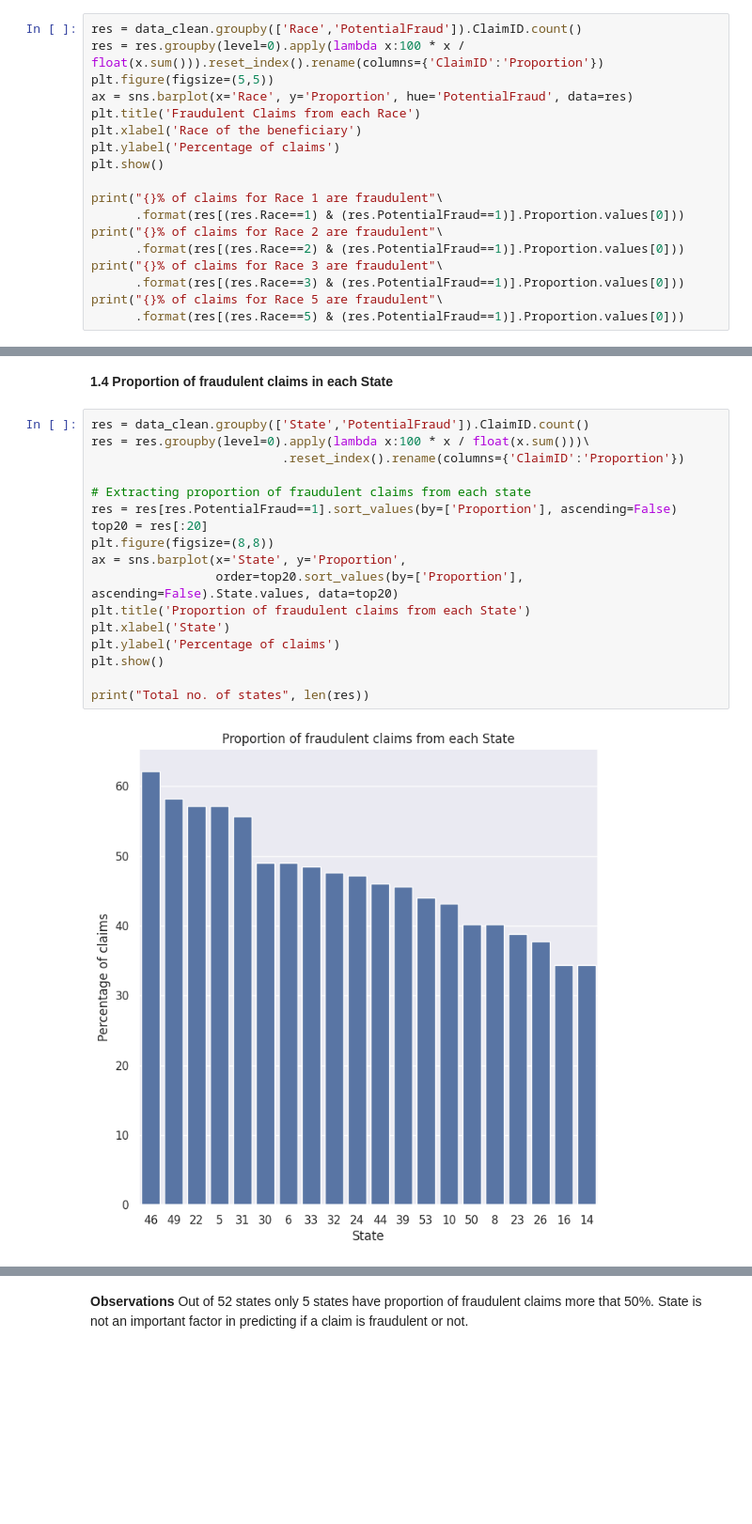
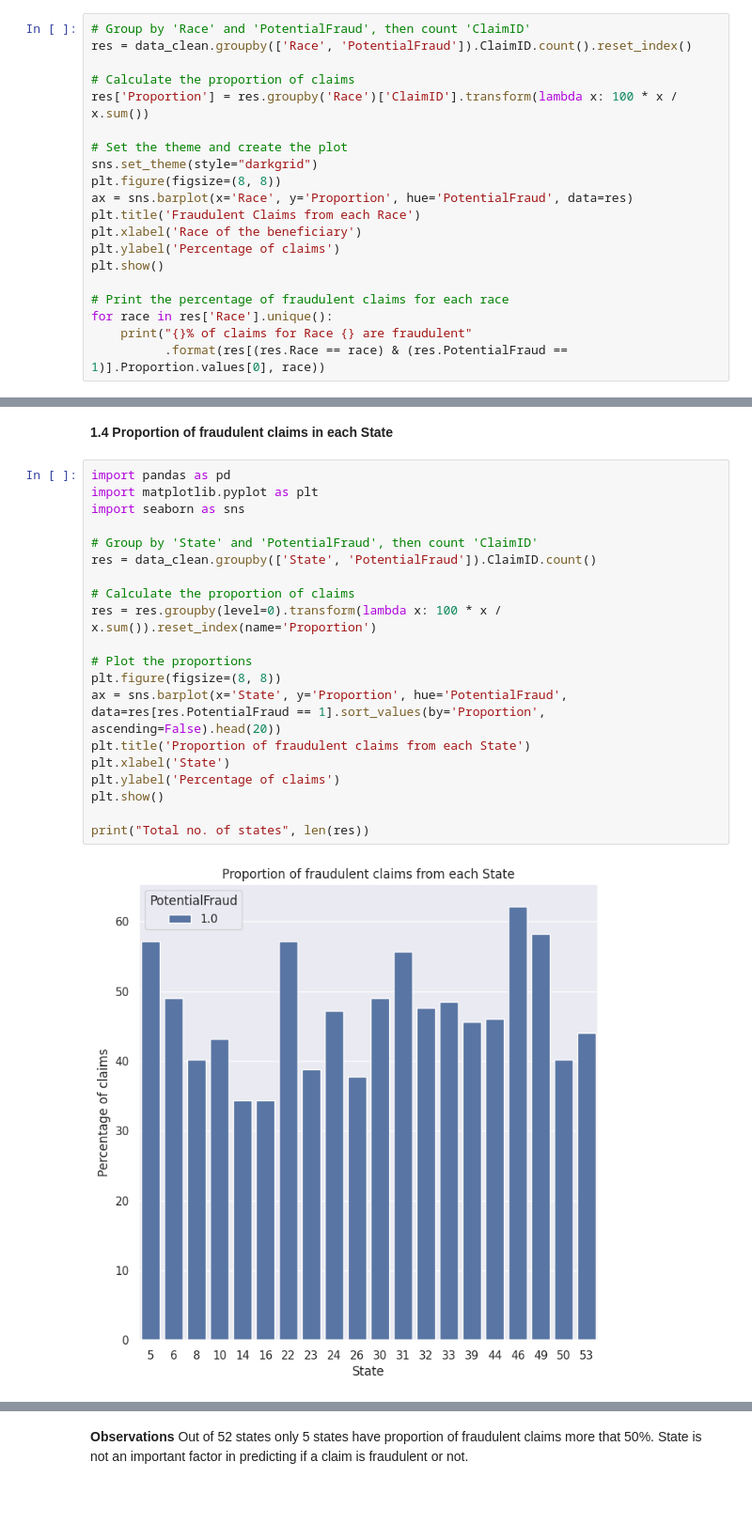
Before and after one commit to akashbaidya015/HealthInsurance_fraud_detection, a Jupyter notebook: HealthInsurancefraud_detection.ipynb, the cells around one changed output, grey strips where cells are left out. Shown at 94% size. Cells and saved outputs as stored; diff of their text form; blank space fills up the shorter version.

```diff
--- a/HealthInsurancefraud_detection.ipynb
+++ b/HealthInsurancefraud_detection.ipynb
@@ -744,21 +802,23 @@ Text(0, 0.5, 'No. of inpatient claims')
 # %% [markdown]
 **1.3 No. of fraudulent claims from each race**
 # %%
-res = data_clean.groupby(['Race','PotentialFraud']).ClaimID.count()
-res = res.groupby(level=0).apply(lambda x:100 * x / float(x.sum())).reset_index().rename(columns={'ClaimID':'Proportion'})
-plt.figure(figsize=(5,5))
+# Group by 'Race' and 'PotentialFraud', then count 'ClaimID'
+res = data_clean.groupby(['Race', 'PotentialFraud']).ClaimID.count().reset_index()
+
+# Calculate the proportion of claims
+res['Proportion'] = res.groupby('Race')['ClaimID'].transform(lambda x: 100 * x / x.sum())
+
+# Set the theme and create the plot
+sns.set_theme(style="darkgrid")
+plt.figure(figsize=(8, 8))
 ax = sns.barplot(x='Race', y='Proportion', hue='PotentialFraud', data=res)
 plt.title('Fraudulent Claims from each Race')
 plt.xlabel('Race of the beneficiary')
 plt.ylabel('Percentage of claims')
 plt.show()
 
-print("{}% of claims for Race 1 are fraudulent"\
-      .format(res[(res.Race==1) & (res.PotentialFraud==1)].Proportion.values[0]))
-print("{}% of claims for Race 2 are fraudulent"\
-      .format(res[(res.Race==2) & (res.PotentialFraud==1)].Proportion.values[0]))
-print("{}% of claims for Race 3 are fraudulent"\
-      .format(res[(res.Race==3) & (res.PotentialFraud==1)].Proportion.values[0]))
-print("{}% of claims for Race 5 are fraudulent"\
-      .format(res[(res.Race==5) & (res.PotentialFraud==1)].Proportion.values[0]))
+# Print the percentage of fraudulent claims for each race
+for race in res['Race'].unique():
+    print("{}% of claims for Race {} are fraudulent"
+          .format(res[(res.Race == race) & (res.PotentialFraud == 1)].Proportion.values[0], race))
 # %% [output]
@@ -775,21 +835,24 @@ Dropped Race column succesfully.
 # %% [markdown]
 **1.4 Proportion of fraudulent claims in each State**
 # %%
-res = data_clean.groupby(['State','PotentialFraud']).ClaimID.count()
-res = res.groupby(level=0).apply(lambda x:100 * x / float(x.sum()))\
-                          .reset_index().rename(columns={'ClaimID':'Proportion'})
+import pandas as pd
+import matplotlib.pyplot as plt
+import seaborn as sns
 
-# Extracting proportion of fraudulent claims from each state
-res = res[res.PotentialFraud==1].sort_values(by=['Proportion'], ascending=False)
-top20 = res[:20]
-plt.figure(figsize=(8,8))
-ax = sns.barplot(x='State', y='Proportion',
-                 order=top20.sort_values(by=['Proportion'], ascending=False).State.values, data=top20)
+# Group by 'State' and 'PotentialFraud', then count 'ClaimID'
+res = data_clean.groupby(['State', 'PotentialFraud']).ClaimID.count()
+
+# Calculate the proportion of claims
+res = res.groupby(level=0).transform(lambda x: 100 * x / x.sum()).reset_index(name='Proportion')
+
+# Plot the proportions
+plt.figure(figsize=(8, 8))
+ax = sns.barplot(x='State', y='Proportion', hue='PotentialFraud', data=res[res.PotentialFraud == 1].sort_values(by='Proportion', ascending=False).head(20))
 plt.title('Proportion of fraudulent claims from each State')
 plt.xlabel('State')
 plt.ylabel('Percentage of claims')
 plt.show()
 
 print("Total no. of states", len(res))
 # %% [output]
-[figure, old version]
+[figure, new version]
```
Also changed, not shown: parts of 60 cells of this notebook.
